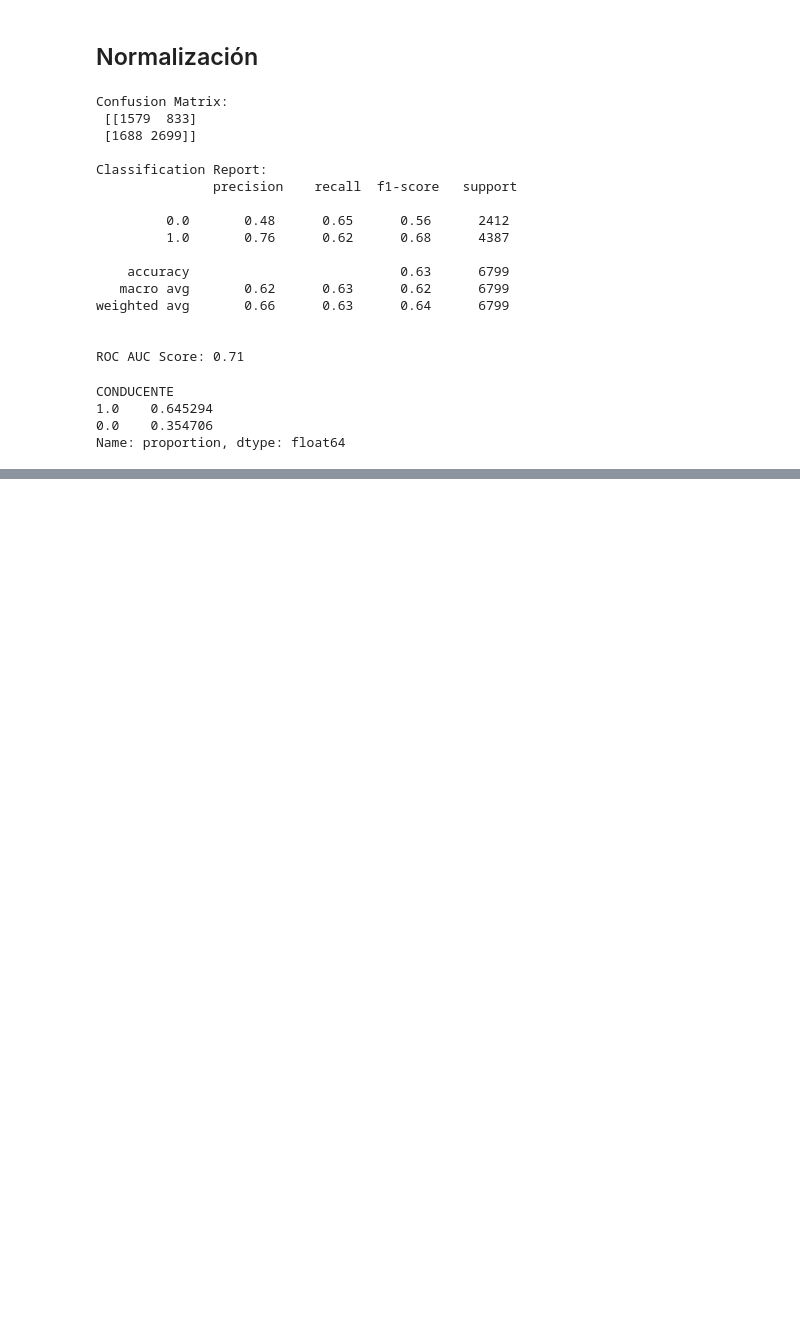
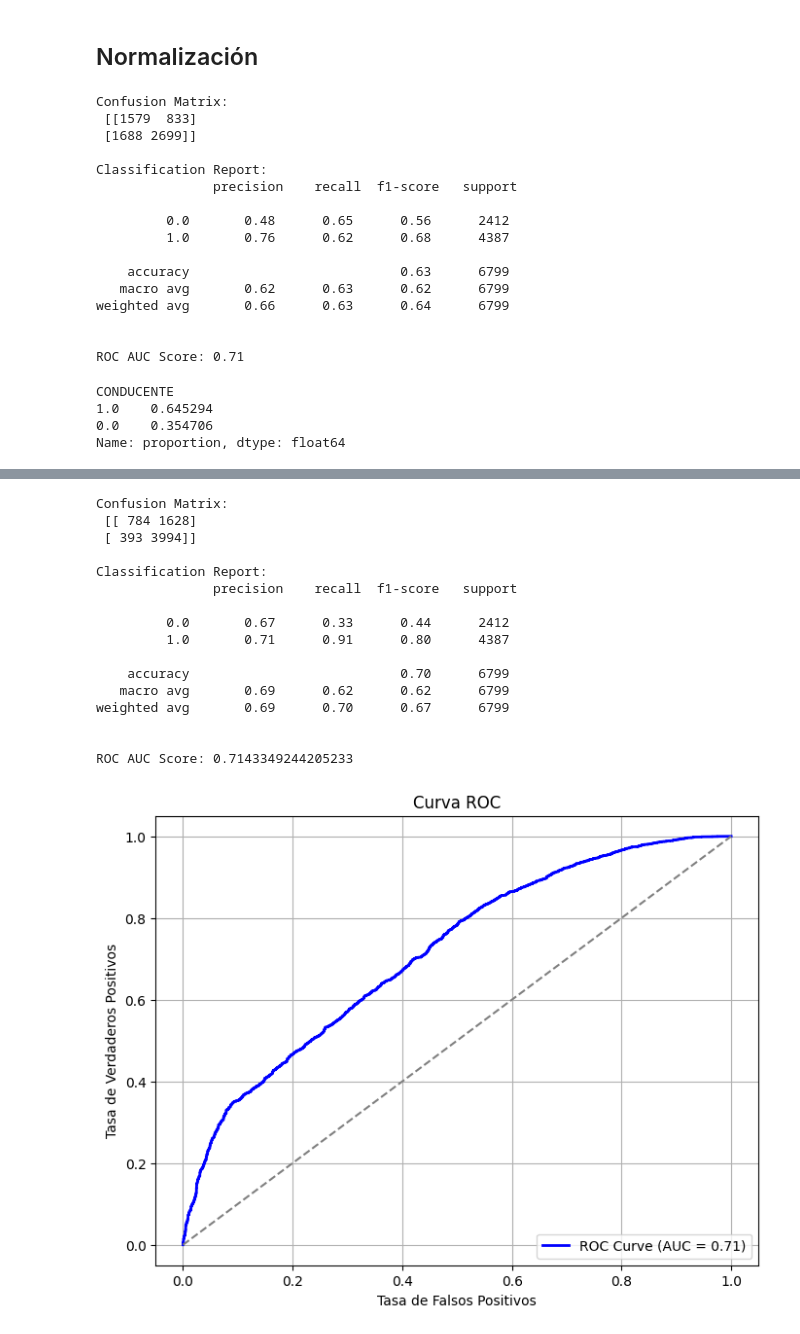
Before and after one commit to angelargd8/Proyecto3-MDD, a Jupyter notebook: reglog.ipynb, the cells around one changed output, grey strips where cells are left out. Saved outputs shown, nothing was run; the diff lists cells and outputs as text; code cells hidden in the pictures; blank space fills up the shorter version.

```diff
--- a/reglog.ipynb
+++ b/reglog.ipynb
@@ -276,0 +305,67 @@ ROC AUC Score: 0.7137388337546369
+# %%
+# Predecir probabilidades con el pipeline entrenado
+y_proba = full_pipeline.predict_proba(X_test)[:, 1]
+
+# Ajustar el umbral
+umbral = 0.5
+y_pred = (y_proba >= umbral).astype(int)
+
+# Evaluar el modelo
+print("\nConfusion Matrix:\n", confusion_matrix(y_test, y_pred))
+print("\nClassification Report:\n", classification_report(y_test, y_pred))
+print("\nROC AUC Score:", roc_auc_score(y_test, y_proba))
+
+# --- GRÁFICA ROC ---
+fpr, tpr, _ = roc_curve(y_test, y_proba)
+roc_auc = roc_auc_score(y_test, y_proba)
+
+plt.figure(figsize=(8, 6))
+plt.plot(fpr, tpr, color='blue', lw=2, label=f'ROC Curve (AUC = {roc_auc:.2f})')
+plt.plot([0, 1], [0, 1], color='gray', linestyle='--')
+plt.xlabel('Tasa de Falsos Positivos')
+plt.ylabel('Tasa de Verdaderos Positivos')
+plt.title('Curva ROC')
+plt.legend(loc='lower right')
+plt.grid(True)
+plt.show()
+
+# --- MATRIZ DE CONFUSIÓN ---
+plt.figure(figsize=(6, 5))
+cm = confusion_matrix(y_test, y_pred)
+plt.imshow(cm, interpolation='nearest', cmap=plt.cm.Blues)
+plt.title('Matriz de Confusión')
+plt.colorbar()
+classes = ["No es violencia", "Es violencia"]
+plt.xticks(np.arange(len(classes)), classes)
+plt.yticks(np.arange(len(classes)), classes)
+
+# Etiquetas en cada celda
+thresh = cm.max() / 2.
+for i in range(cm.shape[0]):
+    for j in range(cm.shape[1]):
+        plt.text(j, i, format(cm[i, j], 'd'),
+                 ha="center", va="center",
+                 color="white" if cm[i, j] > thresh else "black")
+
+plt.ylabel('Etiqueta verdadera')
+plt.xlabel('Etiqueta predicha')
+plt.tight_layout()
+plt.show()
+# %% [output]
+Confusion Matrix:
+ [[ 784 1628]
+ [ 393 3994]]
+
+Classification Report:
+               precision    recall  f1-score   support
+
+         0.0       0.67      0.33      0.44      2412
+         1.0       0.71      0.91      0.80      4387
+
+    accuracy                           0.70      6799
+   macro avg       0.69      0.62      0.62      6799
+weighted avg       0.69      0.70      0.67      6799
+
+
+ROC AUC Score: 0.7143349244205233
+[figure, added]
```
Also changed, not shown: parts of 8 cells of this notebook.
